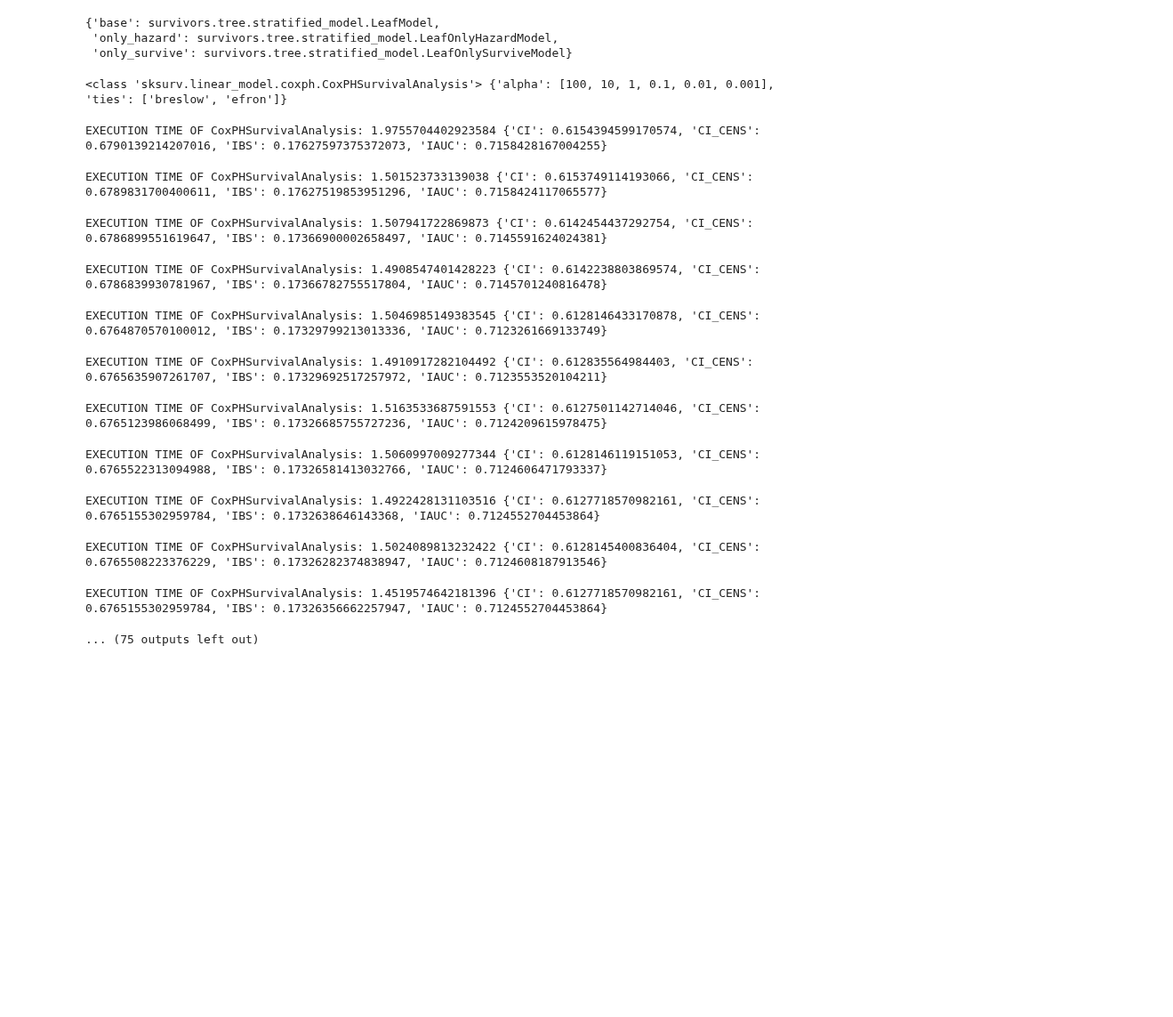
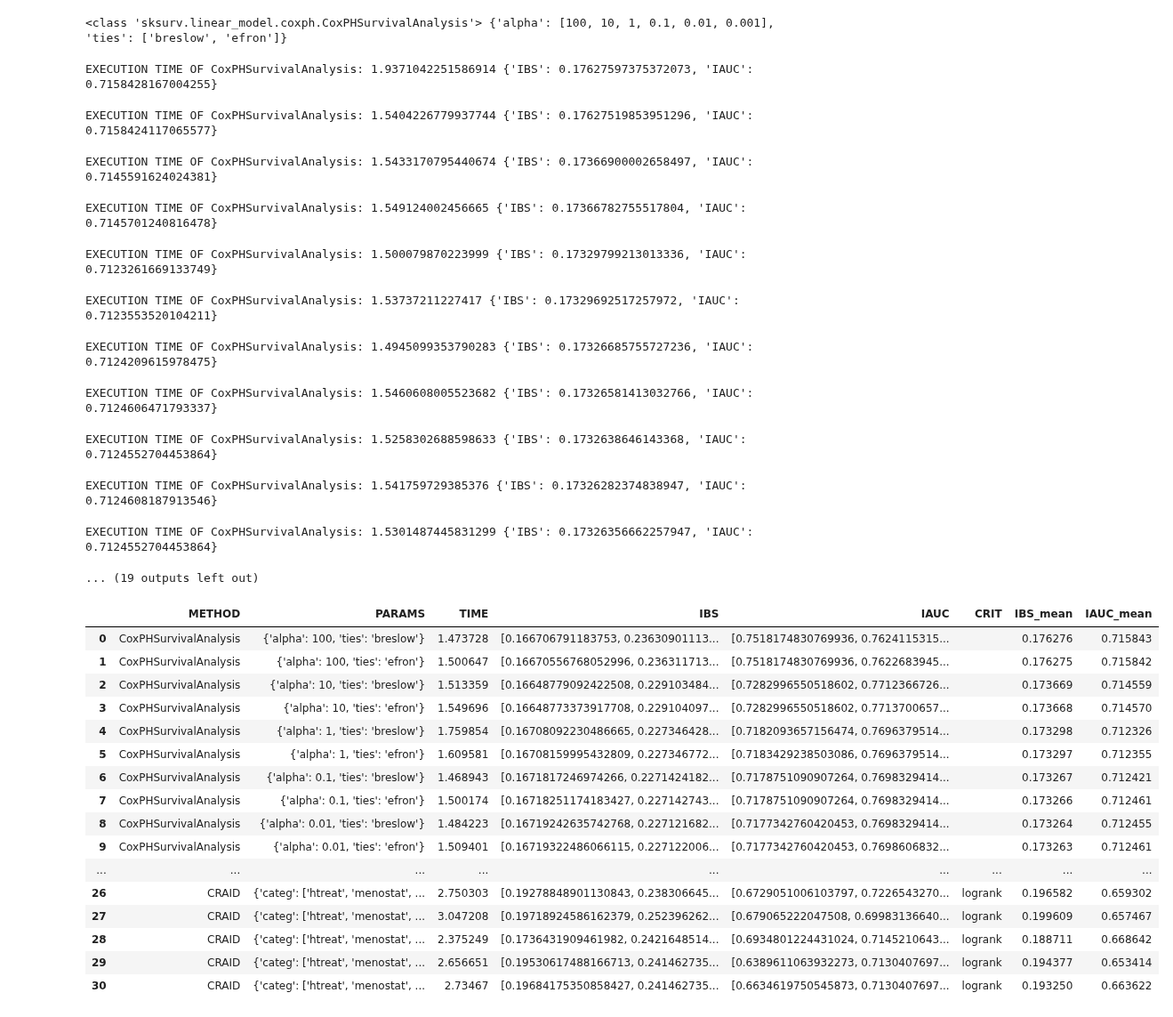
Before and after one commit to iuliivasilev/dev-survivors, a Jupyter notebook: demonstration/StratifiedExperiments.ipynb, the cells around one changed output. Shown at 89% size. Drawn from its saved outputs; the diff is of its cells as text; code cells hidden in the pictures; blank space fills up the shorter version.

Commit message:
1. Prepared the final version of Stratified experiment 2. Updated the newKM JN, added the smoothed NA

```diff
--- a/demonstration/StratifiedExperiments.ipynb
+++ b/demonstration/StratifiedExperiments.ipynb
@@ -13,12 +13,6 @@ from sksurv.linear_model import CoxPHSurvivalAnalysis
 import matplotlib.pyplot as plt
 import seaborn as sns
 sns.set()
-# %%
-LEAF_MODEL_DICT
-# %% [output]
-{'base': survivors.tree.stratified_model.LeafModel,
- 'only_hazard': survivors.tree.stratified_model.LeafOnlyHazardModel,
- 'only_survive': survivors.tree.stratified_model.LeafOnlySurviveModel}
 # %%
 DATASETS_LOAD = {
     "GBSG": ds.load_gbsg_dataset
@@ -27,28 +21,27 @@ DATASETS_LOAD = {
 GBSG_PARAMS = {
     "TREE": {
         "depth": [15],
-        "criterion": ["peto", "tarone-ware", "wilcoxon", "logrank"],
+        "criterion": ["logrank"],
         "min_samples_leaf": [10, 15, 20],
         'cut': [True, False],
         "woe": [False],
         "signif": [0.05, 0.1, 0.15],
         "max_features": [1.0],
-        "leaf_model": [LeafOnlyHazardModel, LeafOnlySurviveModel]
+        "leaf_model": [LeafOnlySurviveModel]
     },
     "COX": {
         "alpha": [100, 10, 1, 0.1, 0.01, 0.001],
         "ties": ["breslow", "efron"]
-    }
+    },
+    "OnlyKM": {}
 }
 
 PARAMS = {
     "GBSG": GBSG_PARAMS
 }
 # %%
-def run(dataset="GBSG", dir_path=None):
-    if dir_path is None:
-        dir_path = os.getcwd() + "\\"
-    lst_metrics = ["CI", "CI_CENS", "IBS", "IAUC"]
+def run(dataset="GBSG"):
+    lst_metrics = ["IBS", "IAUC"]
     if not (dataset in DATASETS_LOAD):
         print("DATASET %s IS NOT DEFINED" % (dataset))
     X, y, features, categ, sch_nan = DATASETS_LOAD[dataset]()
@@ -56,24 +49,46 @@ def run(dataset="GBSG", dir_path=None):
     experim.set_metrics(lst_metrics)
 
     experim.add_method(CoxPHSurvivalAnalysis, PARAMS[dataset]["COX"])
+    experim.add_method(LeafOnlySurviveModel, PARAMS[dataset]["OnlyKM"])
 
+    PARAMS[dataset]["TREE"]["categ"] = [categ]
     experim.add_method(CRAID, PARAMS[dataset]["TREE"])
-    experim.run(X, y, dir_path=dir_path, verbose=1)
+    experim.run(X, y, verbose=1)
     df_full = experim.get_result()
     return df_full
 
-run(dataset="GBSG", dir_path=None)
+df_result = run(dataset="GBSG")
 # %% [output]
 <class 'sksurv.linear_model.coxph.CoxPHSurvivalAnalysis'> {'alpha': [100, 10, 1, 0.1, 0.01, 0.001], 'ties': ['breslow', 'efron']}
-EXECUTION TIME OF CoxPHSurvivalAnalysis: 1.9755704402923584 {'CI': 0.6154394599170574, 'CI_CENS': 0.6790139214207016, 'IBS': 0.17627597375372073, 'IAUC': 0.7158428167004255}
+EXECUTION TIME OF CoxPHSurvivalAnalysis: 1.9371042251586914 {'IBS': 0.17627597375372073, 'IAUC': 0.7158428167004255}
-EXECUTION TIME OF CoxPHSurvivalAnalysis: 1.501523733139038 {'CI': 0.6153749114193066, 'CI_CENS': 0.6789831700400611, 'IBS': 0.17627519853951296, 'IAUC': 0.7158424117065577}
+EXECUTION TIME OF CoxPHSurvivalAnalysis: 1.5404226779937744 {'IBS': 0.17627519853951296, 'IAUC': 0.7158424117065577}
-EXECUTION TIME OF CoxPHSurvivalAnalysis: 1.507941722869873 {'CI': 0.6142454437292754, 'CI_CENS': 0.6786899551619647, 'IBS': 0.17366900002658497, 'IAUC': 0.7145591624024381}
+EXECUTION TIME OF CoxPHSurvivalAnalysis: 1.5433170795440674 {'IBS': 0.17366900002658497, 'IAUC': 0.7145591624024381}
-EXECUTION TIME OF CoxPHSurvivalAnalysis: 1.4908547401428223 {'CI': 0.6142238803869574, 'CI_CENS': 0.6786839930781967, 'IBS': 0.17366782755517804, 'IAUC': 0.7145701240816478}
+EXECUTION TIME OF CoxPHSurvivalAnalysis: 1.549124002456665 {'IBS': 0.17366782755517804, 'IAUC': 0.7145701240816478}
-EXECUTION TIME OF CoxPHSurvivalAnalysis: 1.5046985149383545 {'CI': 0.6128146433170878, 'CI_CENS': 0.6764870570100012, 'IBS': 0.17329799213013336, 'IAUC': 0.7123261669133749}
+EXECUTION TIME OF CoxPHSurvivalAnalysis: 1.500079870223999 {'IBS': 0.17329799213013336, 'IAUC': 0.7123261669133749}
-EXECUTION TIME OF CoxPHSurvivalAnalysis: 1.4910917282104492 {'CI': 0.612835564984403, 'CI_CENS': 0.6765635907261707, 'IBS': 0.17329692517257972, 'IAUC': 0.7123553520104211}
+EXECUTION TIME OF CoxPHSurvivalAnalysis: 1.53737211227417 {'IBS': 0.17329692517257972, 'IAUC': 0.7123553520104211}
-EXECUTION TIME OF CoxPHSurvivalAnalysis: 1.5163533687591553 {'CI': 0.6127501142714046, 'CI_CENS': 0.6765123986068499, 'IBS': 0.17326685755727236, 'IAUC': 0.7124209615978475}
+EXECUTION TIME OF CoxPHSurvivalAnalysis: 1.4945099353790283 {'IBS': 0.17326685755727236, 'IAUC': 0.7124209615978475}
-EXECUTION TIME OF CoxPHSurvivalAnalysis: 1.5060997009277344 {'CI': 0.6128146119151053, 'CI_CENS': 0.6765522313094988, 'IBS': 0.17326581413032766, 'IAUC': 0.7124606471793337}
+EXECUTION TIME OF CoxPHSurvivalAnalysis: 1.5460608005523682 {'IBS': 0.17326581413032766, 'IAUC': 0.7124606471793337}
-EXECUTION TIME OF CoxPHSurvivalAnalysis: 1.4922428131103516 {'CI': 0.6127718570982161, 'CI_CENS': 0.6765155302959784, 'IBS': 0.1732638646143368, 'IAUC': 0.7124552704453864}
+EXECUTION TIME OF CoxPHSurvivalAnalysis: 1.5258302688598633 {'IBS': 0.1732638646143368, 'IAUC': 0.7124552704453864}
-EXECUTION TIME OF CoxPHSurvivalAnalysis: 1.5024089813232422 {'CI': 0.6128145400836404, 'CI_CENS': 0.6765508223376229, 'IBS': 0.17326282374838947, 'IAUC': 0.7124608187913546}
+EXECUTION TIME OF CoxPHSurvivalAnalysis: 1.541759729385376 {'IBS': 0.17326282374838947, 'IAUC': 0.7124608187913546}
-EXECUTION TIME OF CoxPHSurvivalAnalysis: 1.4519574642181396 {'CI': 0.6127718570982161, 'CI_CENS': 0.6765155302959784, 'IBS': 0.17326356662257947, 'IAUC': 0.7124552704453864}
+EXECUTION TIME OF CoxPHSurvivalAnalysis: 1.5301487445831299 {'IBS': 0.17326356662257947, 'IAUC': 0.7124552704453864}
-... (75 outputs left out)
+... (19 outputs left out)
+# %%
+df_result
+# %% [output]
+|  | METHOD | PARAMS | TIME | IBS | IAUC | CRIT | IBS_mean | IAUC_mean |
+| 0 | CoxPHSurvivalAnalysis | {'alpha': 100, 'ties': 'breslow'} | 1.473728 | [0.166706791183753, 0.23630901113... | [0.7518174830769936, 0.7624115315... |  | 0.176276 | 0.715843 |
+| 1 | CoxPHSurvivalAnalysis | {'alpha': 100, 'ties': 'efron'} | 1.500647 | [0.16670556768052996, 0.236311713... | [0.7518174830769936, 0.7622683945... |  | 0.176275 | 0.715842 |
+| 2 | CoxPHSurvivalAnalysis | {'alpha': 10, 'ties': 'breslow'} | 1.513359 | [0.16648779092422508, 0.229103484... | [0.7282996550518602, 0.7712366726... |  | 0.173669 | 0.714559 |
+| 3 | CoxPHSurvivalAnalysis | {'alpha': 10, 'ties': 'efron'} | 1.549696 | [0.16648773373917708, 0.229104097... | [0.7282996550518602, 0.7713700657... |  | 0.173668 | 0.714570 |
+| 4 | CoxPHSurvivalAnalysis | {'alpha': 1, 'ties': 'breslow'} | 1.759854 | [0.16708092230486665, 0.227346428... | [0.7182093657156474, 0.7696379514... |  | 0.173298 | 0.712326 |
+| 5 | CoxPHSurvivalAnalysis | {'alpha': 1, 'ties': 'efron'} | 1.609581 | [0.16708159995432809, 0.227346772... | [0.7183429238503086, 0.7696379514... |  | 0.173297 | 0.712355 |
+| 6 | CoxPHSurvivalAnalysis | {'alpha': 0.1, 'ties': 'breslow'} | 1.468943 | [0.1671817246974266, 0.2271424182... | [0.7178751090907264, 0.7698329414... |  | 0.173267 | 0.712421 |
+| 7 | CoxPHSurvivalAnalysis | {'alpha': 0.1, 'ties': 'efron'} | 1.500174 | [0.16718251174183427, 0.227142743... | [0.7178751090907264, 0.7698329414... |  | 0.173266 | 0.712461 |
+| 8 | CoxPHSurvivalAnalysis | {'alpha': 0.01, 'ties': 'breslow'} | 1.484223 | [0.16719242635742768, 0.227121682... | [0.7177342760420453, 0.7698329414... |  | 0.173264 | 0.712455 |
+| 9 | CoxPHSurvivalAnalysis | {'alpha': 0.01, 'ties': 'efron'} | 1.509401 | [0.16719322486066115, 0.227122006... | [0.7177342760420453, 0.7698606832... |  | 0.173263 | 0.712461 |
+| ... | ... | ... | ... | ... | ... | ... | ... | ... |
+| 26 | CRAID | {'categ': ['htreat', 'menostat', ... | 2.750303 | [0.19278848901130843, 0.238306645... | [0.6729051006103797, 0.7226543270... | logrank | 0.196582 | 0.659302 |
+| 27 | CRAID | {'categ': ['htreat', 'menostat', ... | 3.047208 | [0.19718924586162379, 0.252396262... | [0.679065222047508, 0.69983136640... | logrank | 0.199609 | 0.657467 |
+| 28 | CRAID | {'categ': ['htreat', 'menostat', ... | 2.375249 | [0.1736431909461982, 0.2421648514... | [0.6934801224431024, 0.7145210643... | logrank | 0.188711 | 0.668642 |
+| 29 | CRAID | {'categ': ['htreat', 'menostat', ... | 2.656651 | [0.19530617488166713, 0.241462735... | [0.6389611063932273, 0.7130407697... | logrank | 0.194377 | 0.653414 |
+| 30 | CRAID | {'categ': ['htreat', 'menostat', ... | 2.73467 | [0.19684175350858427, 0.241462735... | [0.6634619750545873, 0.7130407697... | logrank | 0.193250 | 0.663622 |
```
Also changed, not shown: parts of 1 cell of this notebook, 1 other file.
